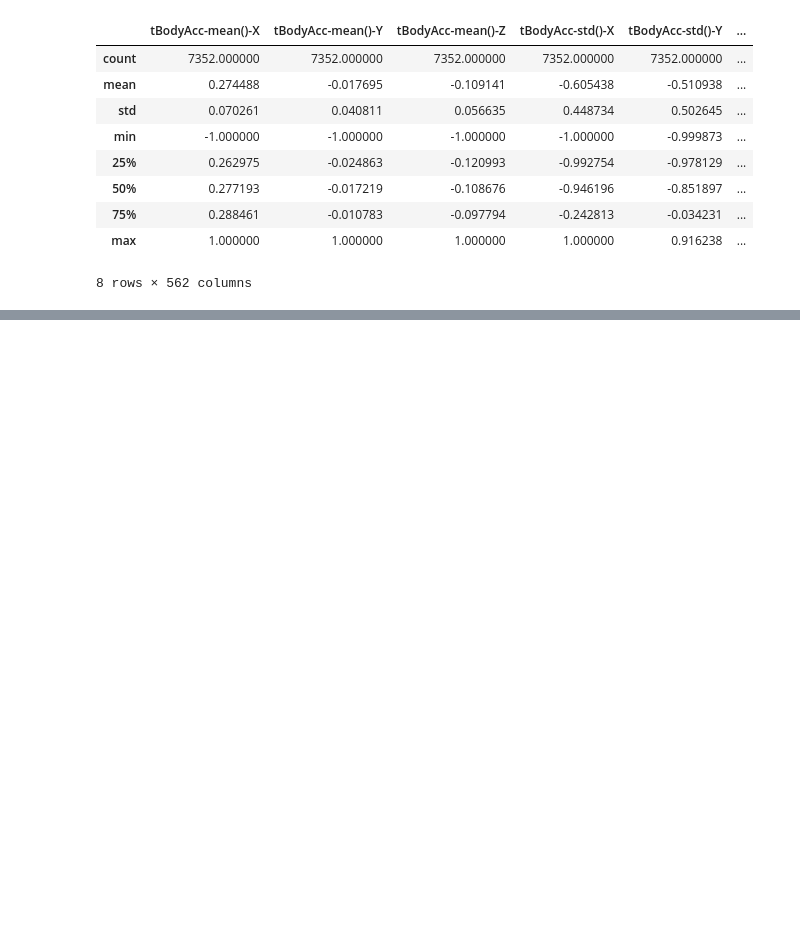
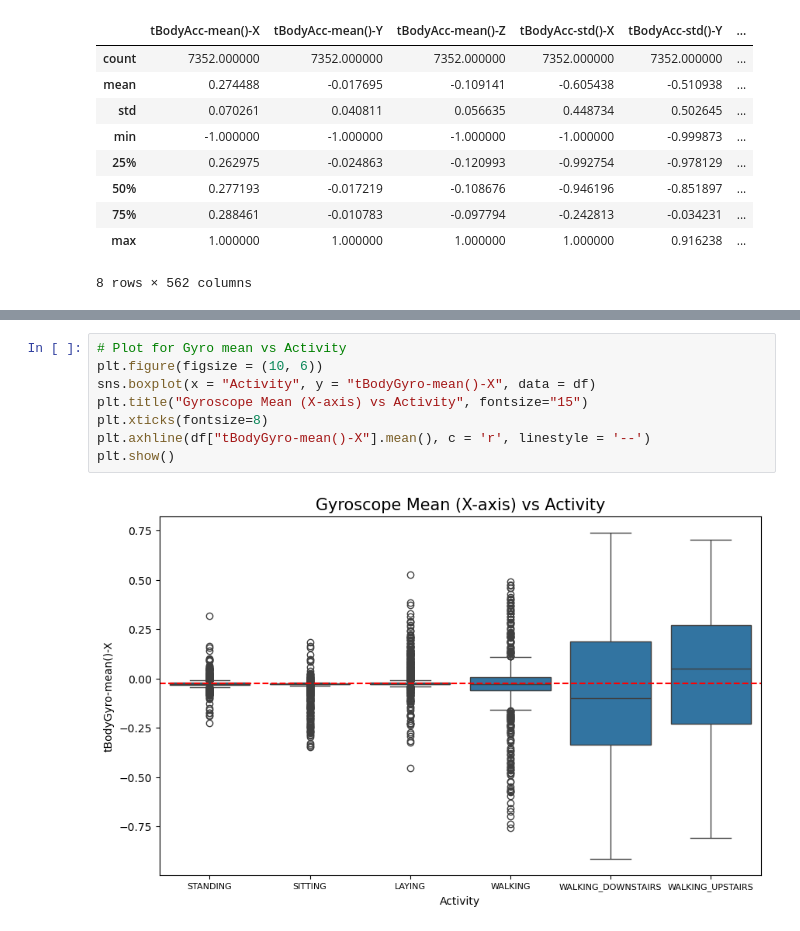
Before and after one commit to solar-node/Human-Activity-Recognition, a Jupyter notebook: human-activity-recognition.ipynb, the cells around one changed output, grey strips where cells are left out. Drawn from its saved outputs; the diff is of its cells as text; blank space fills up the shorter version.

```diff
--- a/human-activity-recognition.ipynb
+++ b/human-activity-recognition.ipynb
@@ -44,0 +195,10 @@ df.describe()
+# %%
+# Plot for Gyro mean vs Activity
+plt.figure(figsize = (10, 6))
+sns.boxplot(x = "Activity", y = "tBodyGyro-mean()-X", data = df)
+plt.title("Gyroscope Mean (X-axis) vs Activity", fontsize="15")
+plt.xticks(fontsize=8)
+plt.axhline(df["tBodyGyro-mean()-X"].mean(), c = 'r', linestyle = '--')
+plt.show()
+# %% [output]
+[figure, added]
```
Also changed, not shown: parts of 23 cells of this notebook, 2 other files.
